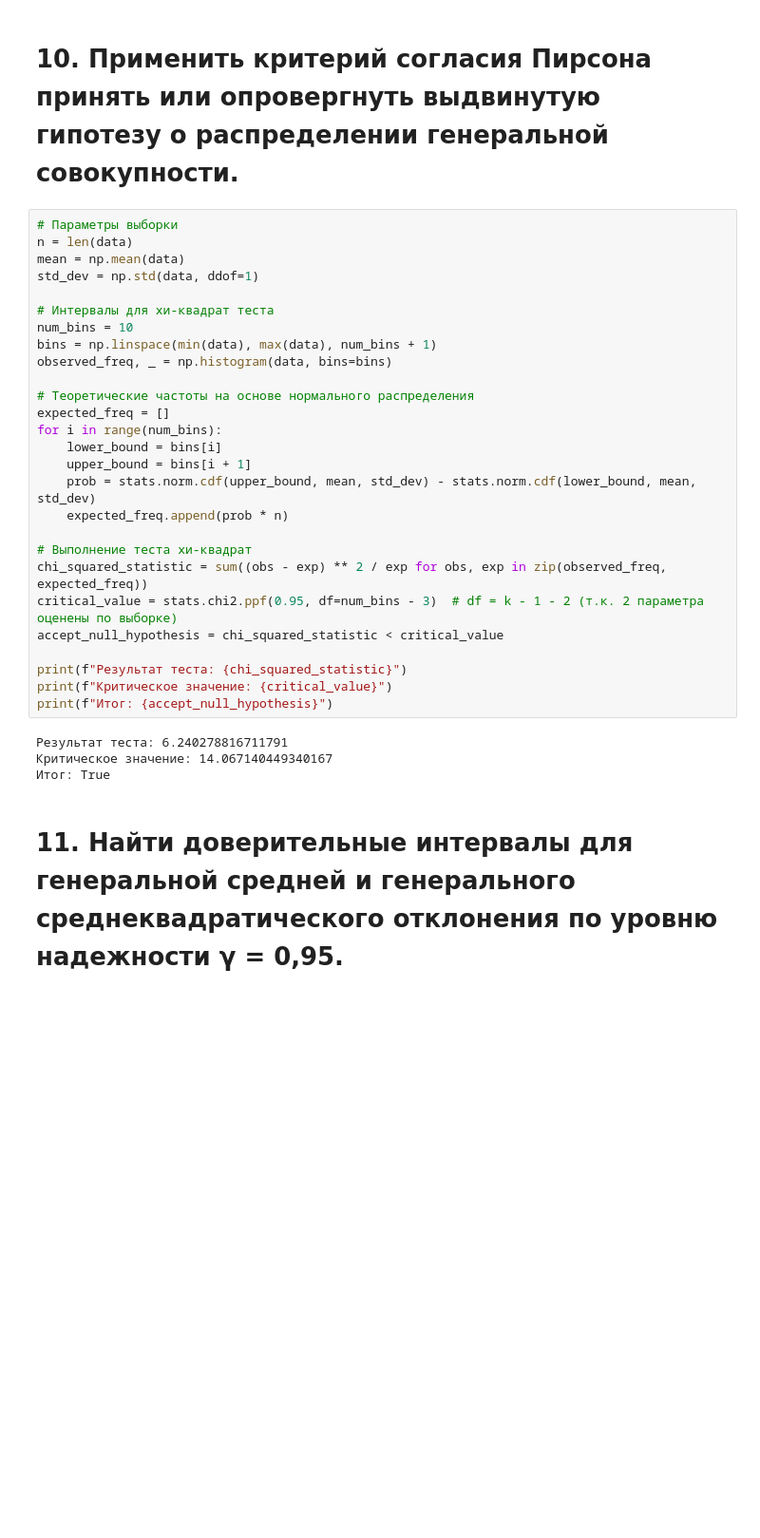
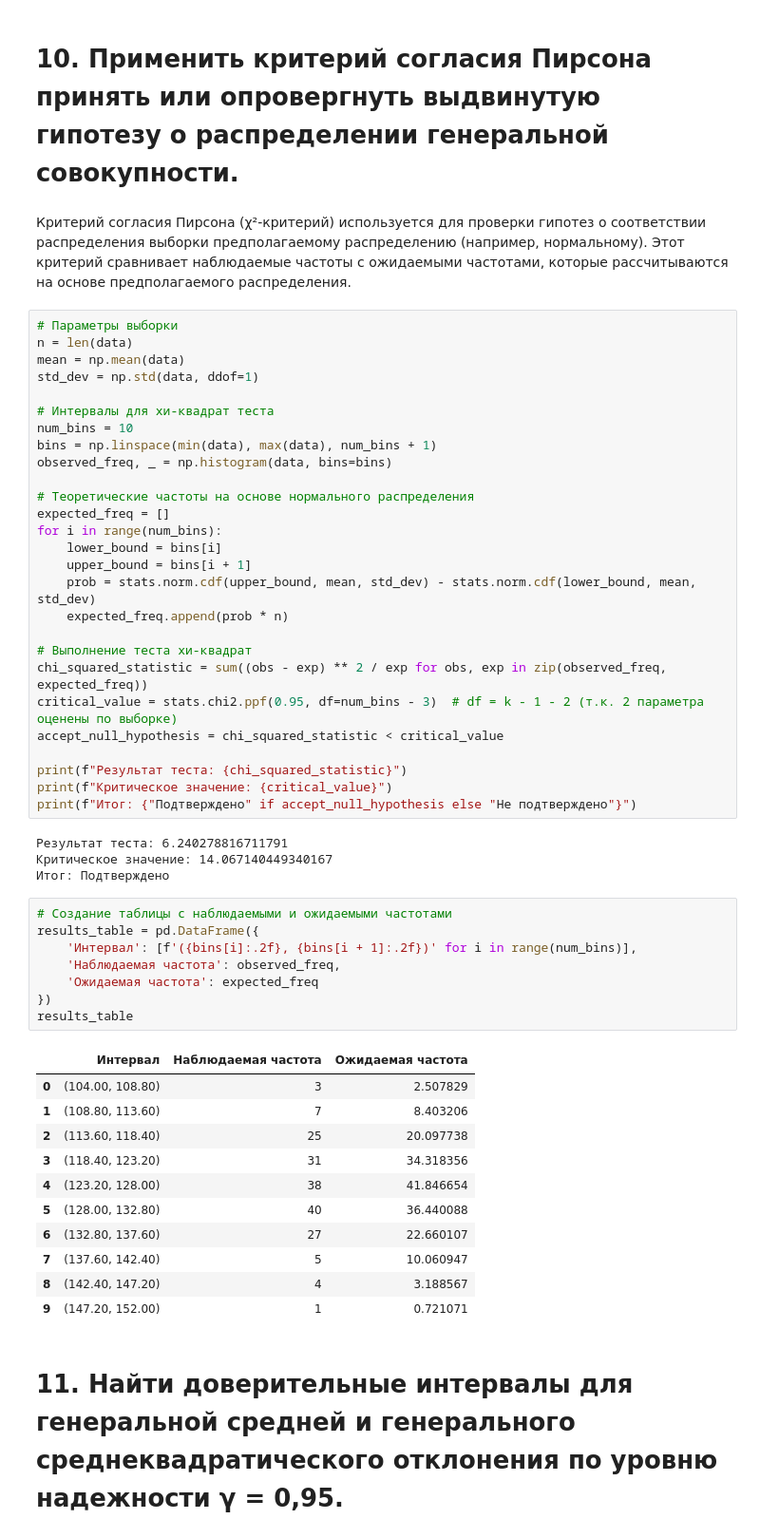
Before and after one commit to Otocolobus-manules/terver, a Jupyter notebook: тервер.ipynb, the cells around one changed output. Shown at 95% size. Drawn from its saved outputs; the diff is of its cells as text; blank space fills up the shorter version.

```diff
--- a/тервер.ipynb
+++ b/тервер.ipynb
@@ -292,5 +376,7 @@ print(f"Процент значений в интервале: {percent_in_range
 # %% [markdown]
 # 10. Применить критерий согласия Пирсона принять или опровергнуть выдвинутую гипотезу о распределении генеральной совокупности.
+# %% [markdown]
+ Критерий согласия Пирсона (χ²-критерий) используется для проверки гипотез о соответствии распределения выборки предполагаемому распределению (например, нормальному). Этот критерий сравнивает наблюдаемые частоты с ожидаемыми частотами, которые рассчитываются на основе предполагаемого распределения.
 # %%
 # Параметры выборки
 n = len(data)
@@ -317,10 +403,30 @@ accept_null_hypothesis = chi_squared_statistic < critical_value
 
 print(f"Результат теста: {chi_squared_statistic}")
 print(f"Критическое значение: {critical_value}")
-print(f"Итог: {accept_null_hypothesis}")
+print(f"Итог: {"Подтверждено" if accept_null_hypothesis else "Не подтверждено"}")
 # %% [output]
 Результат теста: 6.240278816711791
 Критическое значение: 14.067140449340167
-Итог: True
+Итог: Подтверждено
+# %%
+# Создание таблицы с наблюдаемыми и ожидаемыми частотами
+results_table = pd.DataFrame({
+    'Интервал': [f'({bins[i]:.2f}, {bins[i + 1]:.2f})' for i in range(num_bins)],
+    'Наблюдаемая частота': observed_freq,
+    'Ожидаемая частота': expected_freq
+})
+results_table
+# %% [output]
+|  | Интервал | Наблюдаемая частота | Ожидаемая частота |
+| 0 | (104.00, 108.80) | 3 | 2.507829 |
+| 1 | (108.80, 113.60) | 7 | 8.403206 |
+| 2 | (113.60, 118.40) | 25 | 20.097738 |
+| 3 | (118.40, 123.20) | 31 | 34.318356 |
+| 4 | (123.20, 128.00) | 38 | 41.846654 |
+| 5 | (128.00, 132.80) | 40 | 36.440088 |
+| 6 | (132.80, 137.60) | 27 | 22.660107 |
+| 7 | (137.60, 142.40) | 5 | 10.060947 |
+| 8 | (142.40, 147.20) | 4 | 3.188567 |
+| 9 | (147.20, 152.00) | 1 | 0.721071 |
 # %% [markdown]
 # 11. Найти доверительные интервалы для генеральной средней и генерального среднеквадратического отклонения по уровню надежности γ = 0,95.
```
Also changed, not shown: parts of 22 cells of this notebook.
